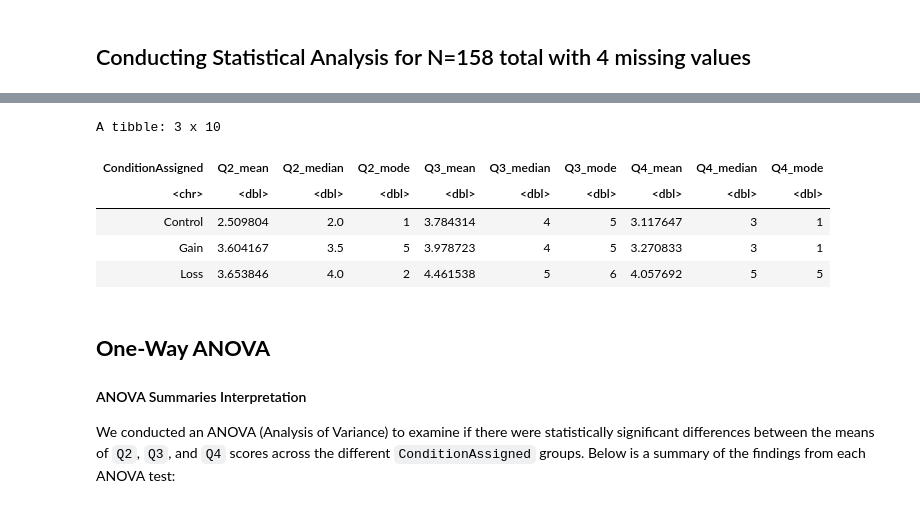
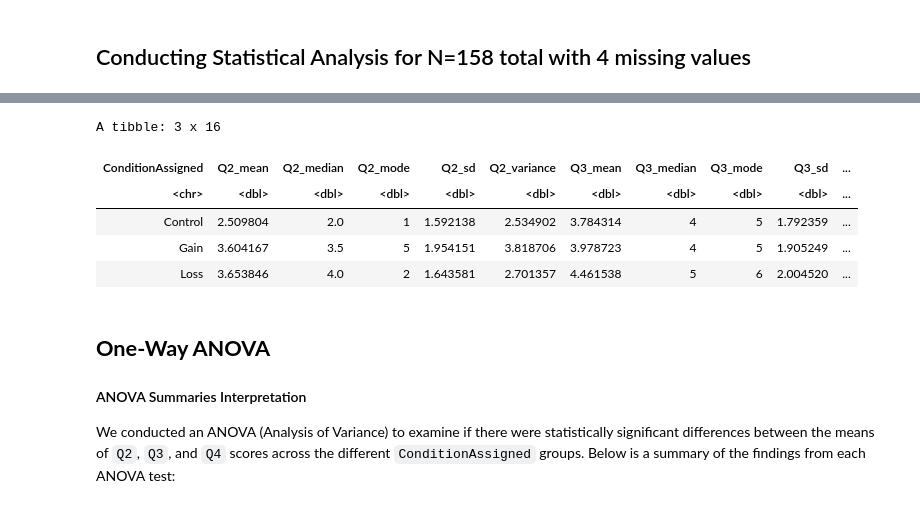
Before and after one commit to riddhibattu/PSYC421_Sustain-a-Cup-research, a Jupyter notebook: src/statistical_analysis.ipynb, the cells around one changed output, grey strips where cells are left out. Saved outputs shown, nothing was run; the diff lists cells and outputs as text; code cells hidden in the pictures.

Commit message:
adding sd and variance

```diff
--- a/src/statistical_analysis.ipynb
+++ b/src/statistical_analysis.ipynb
@@ -420,35 +420,42 @@ Here's a brief interpretation of what the data tells us:
 # %%
 # Helper function to calculate mode
 calculate_mode <- function(x) {
   ux <- unique(x)
   ux[which.max(tabulate(match(x, ux)))]
 }
 
 # Calculating descriptive statistics
+
 descriptive_stats <- df_cleaned_numerical %>%
   filter(ConditionAssigned != "") %>% # Filtering out rows where ConditionAssigned is NA
   group_by(ConditionAssigned) %>%
   summarise(
     Q2_mean = mean(Q2_combined, na.rm = TRUE),
     Q2_median = median(Q2_combined, na.rm = TRUE),
     Q2_mode = calculate_mode(Q2_combined),
+    Q2_sd = sd(Q2_combined, na.rm = TRUE), # Standard deviation for Q2
+    Q2_variance = var(Q2_combined, na.rm = TRUE), # Variance for Q2
     Q3_mean = mean(Q3_combined, na.rm = TRUE),
     Q3_median = median(Q3_combined, na.rm = TRUE),
     Q3_mode = calculate_mode(Q3_combined),
+    Q3_sd = sd(Q3_combined, na.rm = TRUE), # Standard deviation for Q3
+    Q3_variance = var(Q3_combined, na.rm = TRUE), # Variance for Q3
     Q4_mean = mean(Q4_combined, na.rm = TRUE),
     Q4_median = median(Q4_combined, na.rm = TRUE),
-    Q4_mode = calculate_mode(Q4_combined)
+    Q4_mode = calculate_mode(Q4_combined),
+    Q4_sd = sd(Q4_combined, na.rm = TRUE), # Standard deviation for Q4
+    Q4_variance = var(Q4_combined, na.rm = TRUE) # Variance for Q4
   )
 
 # View the results
 descriptive_stats
 # %% [output]
-A tibble: 3 x 10
+A tibble: 3 x 16
-| ConditionAssigned | Q2_mean | Q2_median | Q2_mode | Q3_mean | Q3_median | Q3_mode | Q4_mean | Q4_median | Q4_mode |
-| <chr> | <dbl> | <dbl> | <dbl> | <dbl> | <dbl> | <dbl> | <dbl> | <dbl> | <dbl> |
-| Control | 2.509804 | 2.0 | 1 | 3.784314 | 4 | 5 | 3.117647 | 3 | 1 |
-| Gain | 3.604167 | 3.5 | 5 | 3.978723 | 4 | 5 | 3.270833 | 3 | 1 |
-| Loss | 3.653846 | 4.0 | 2 | 4.461538 | 5 | 6 | 4.057692 | 5 | 5 |
+| ConditionAssigned | Q2_mean | Q2_median | Q2_mode | Q2_sd | Q2_variance | Q3_mean | Q3_median | Q3_mode | Q3_sd | ... |
+| <chr> | <dbl> | <dbl> | <dbl> | <dbl> | <dbl> | <dbl> | <dbl> | <dbl> | <dbl> | ... |
+| Control | 2.509804 | 2.0 | 1 | 1.592138 | 2.534902 | 3.784314 | 4 | 5 | 1.792359 | ... |
+| Gain | 3.604167 | 3.5 | 5 | 1.954151 | 3.818706 | 3.978723 | 4 | 5 | 1.905249 | ... |
+| Loss | 3.653846 | 4.0 | 2 | 1.643581 | 2.701357 | 4.461538 | 5 | 6 | 2.004520 | ... |
 # %% [markdown]
 ## **One-Way ANOVA**
 
```
Also changed, not shown: parts of 1 cell of this notebook.
